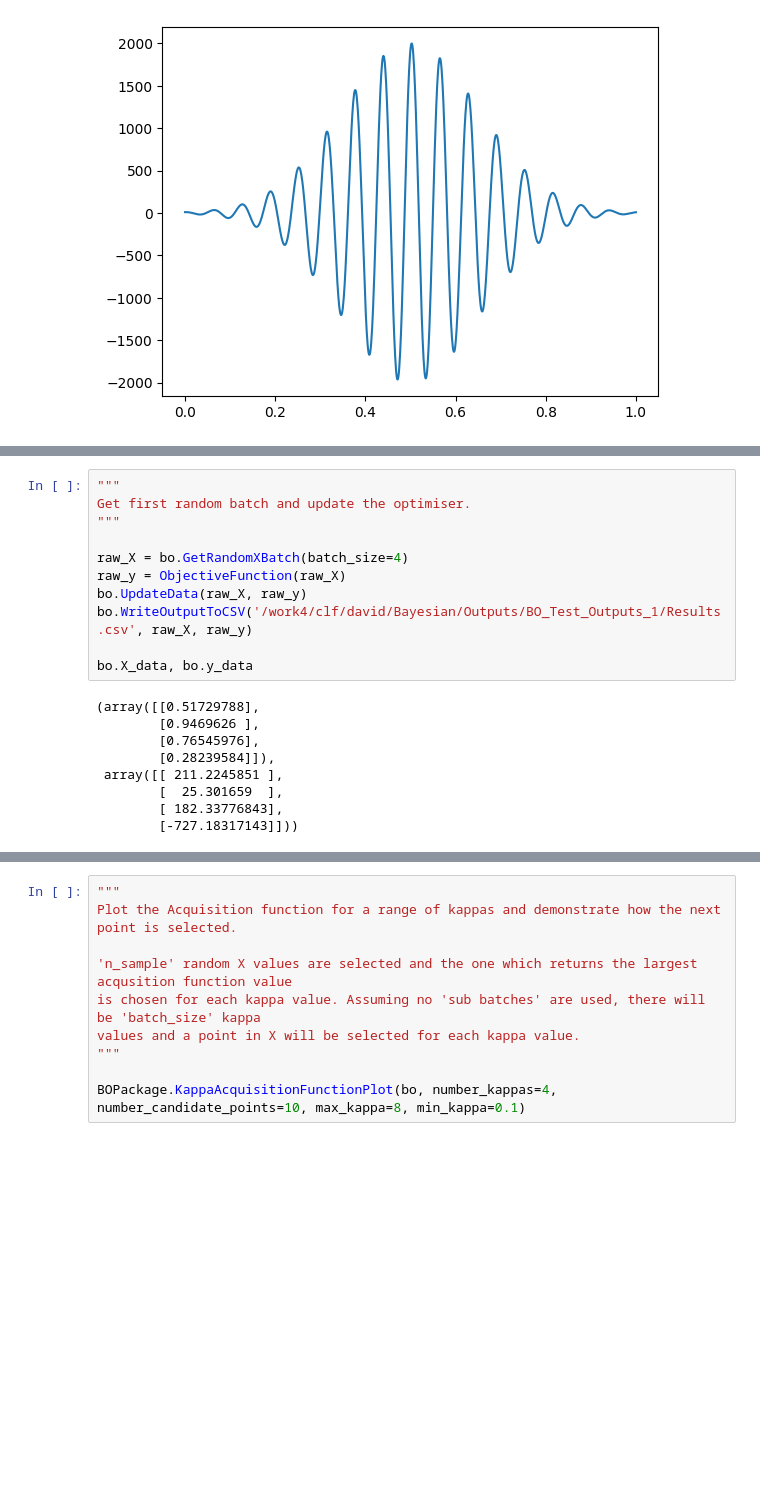
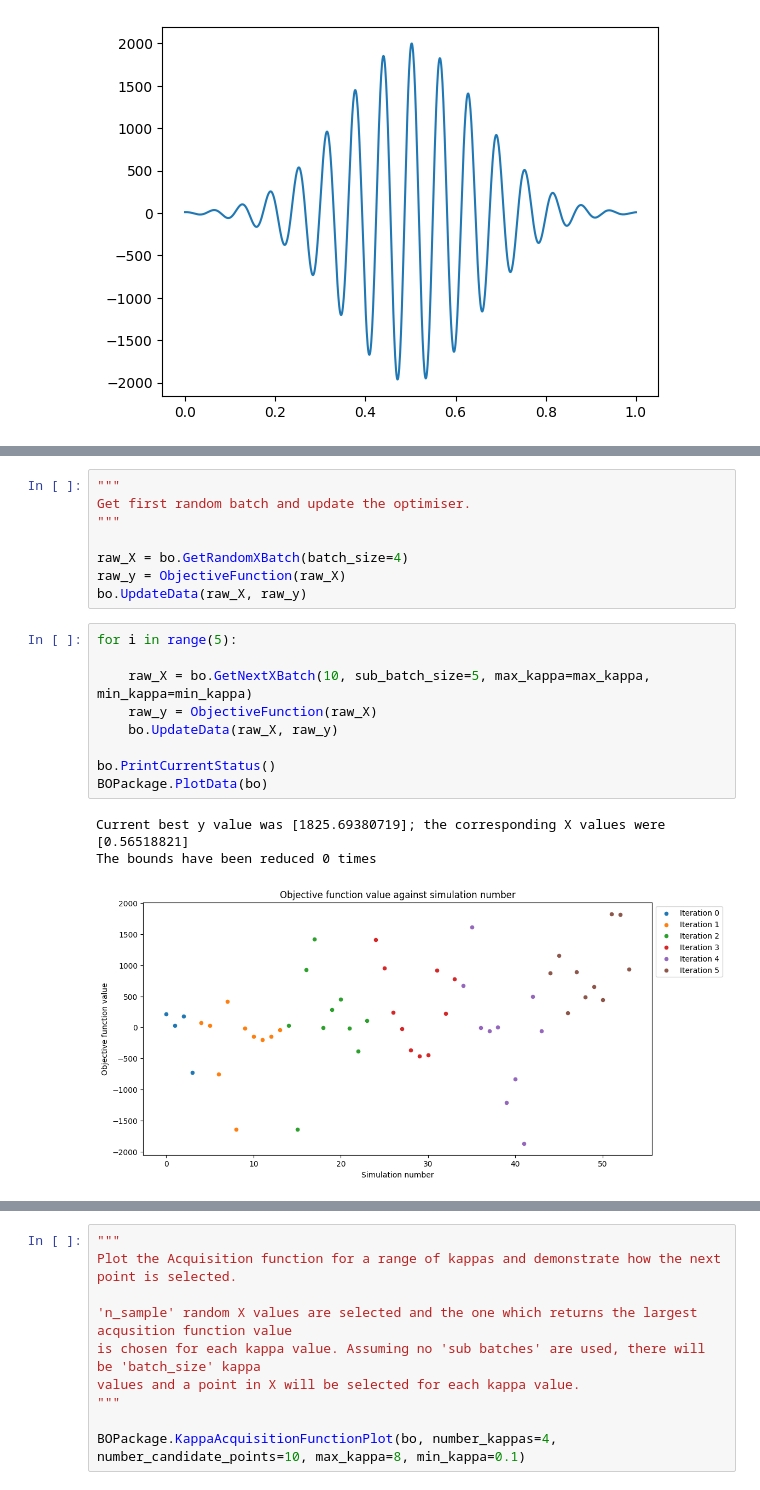
Before and after one commit to davcoope/Bayesian, a Jupyter notebook: BayesianOptimiser2/Examples/1D_example_test.ipynb, the cells around one changed output, grey strips where cells are left out. Drawn from its saved outputs; the diff is of its cells as text; blank space fills up the shorter version.

```diff
--- a/BayesianOptimiser2/Examples/1D_example_test.ipynb
+++ b/BayesianOptimiser2/Examples/1D_example_test.ipynb
@@ -63,18 +63,19 @@ Get first random batch and update the optimiser.
 raw_X = bo.GetRandomXBatch(batch_size=4)
 raw_y = ObjectiveFunction(raw_X)
 bo.UpdateData(raw_X, raw_y)
-bo.WriteOutputToCSV('/work4/clf/david/Bayesian/Outputs/BO_Test_Outputs_1/Results.csv', raw_X, raw_y)
-
-bo.X_data, bo.y_data
-# %% [output]
-(array([[0.51729788],
-        [0.9469626 ],
-        [0.76545976],
-        [0.28239584]]),
- array([[ 211.2245851 ],
-        [  25.301659  ],
-        [ 182.33776843],
-        [-727.18317143]]))
+# %%
+for i in range(5):
+
+    raw_X = bo.GetNextXBatch(10, sub_batch_size=5, max_kappa=max_kappa, min_kappa=min_kappa)
+    raw_y = ObjectiveFunction(raw_X)
+    bo.UpdateData(raw_X, raw_y)
+
+bo.PrintCurrentStatus()
+BOPackage.PlotData(bo)
+# %% [output]
+Current best y value was [1825.69380719]; the corresponding X values were [0.56518821]
+The bounds have been reduced 0 times
+[figure, added]
 # %%
 """
 Take a look at the mean and variance of the function now we have some data
```
Also changed, not shown: parts of 4 cells of this notebook, 6 other files.
